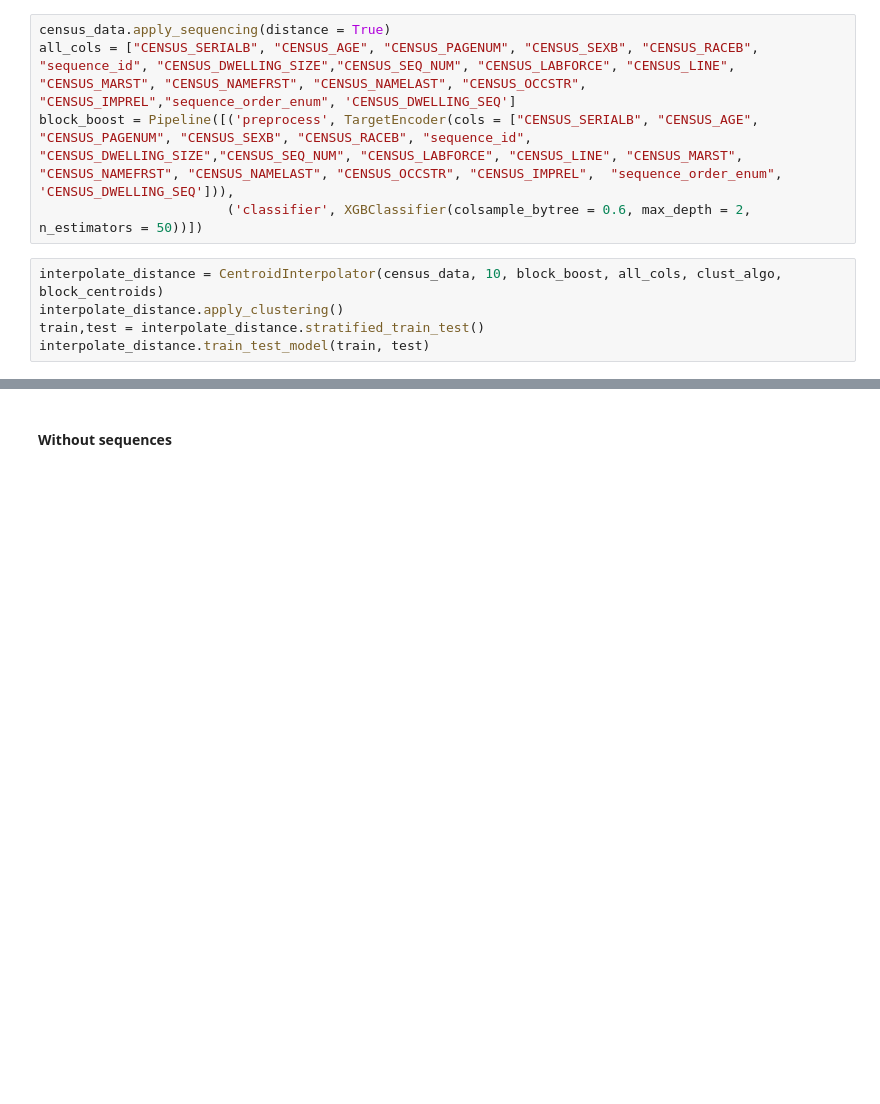
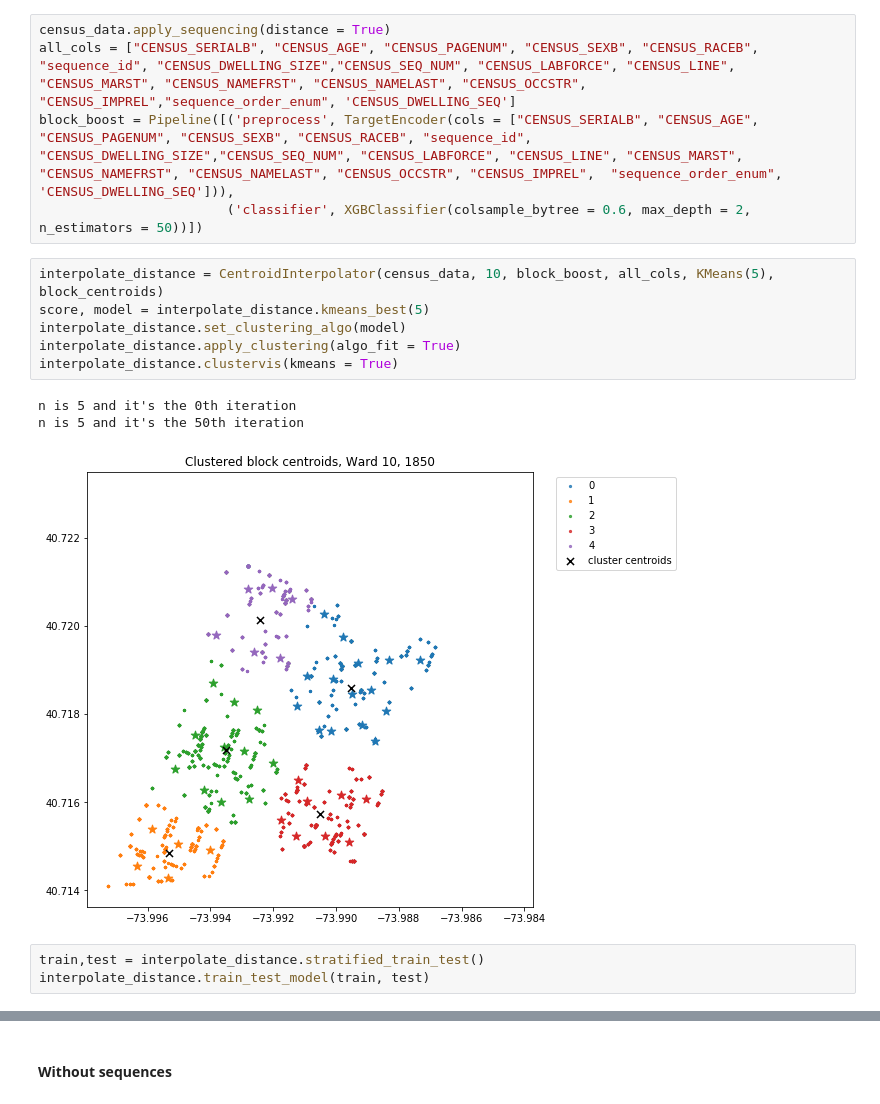
Before and after one commit to CenterForSpatialResearch/hnyc-spatial-linkage, a Jupyter notebook: interpolation_notebooks/Concepts_and_Development/Sequences Exploration.ipynb, the cells around one changed output, grey strips where cells are left out. Drawn from its saved outputs; the diff is of its cells as text; blank space fills up the shorter version.

```diff
--- a/interpolation_notebooks/Concepts_and_Development/Sequences Exploration.ipynb
+++ b/interpolation_notebooks/Concepts_and_Development/Sequences Exploration.ipynb
@@ -80,9 +109,17 @@ census_data.apply_sequencing(distance = True)
 all_cols = ["CENSUS_SERIALB", "CENSUS_AGE", "CENSUS_PAGENUM", "CENSUS_SEXB", "CENSUS_RACEB", "sequence_id", "CENSUS_DWELLING_SIZE","CENSUS_SEQ_NUM", "CENSUS_LABFORCE", "CENSUS_LINE", "CENSUS_MARST", "CENSUS_NAMEFRST", "CENSUS_NAMELAST", "CENSUS_OCCSTR", "CENSUS_IMPREL","sequence_order_enum", 'CENSUS_DWELLING_SEQ']
 block_boost = Pipeline([('preprocess', TargetEncoder(cols = ["CENSUS_SERIALB", "CENSUS_AGE", "CENSUS_PAGENUM", "CENSUS_SEXB", "CENSUS_RACEB", "sequence_id", "CENSUS_DWELLING_SIZE","CENSUS_SEQ_NUM", "CENSUS_LABFORCE", "CENSUS_LINE", "CENSUS_MARST", "CENSUS_NAMEFRST", "CENSUS_NAMELAST", "CENSUS_OCCSTR", "CENSUS_IMPREL",  "sequence_order_enum", 'CENSUS_DWELLING_SEQ'])),
                         ('classifier', XGBClassifier(colsample_bytree = 0.6, max_depth = 2, n_estimators = 50))])
+# %%
+interpolate_distance = CentroidInterpolator(census_data, 10, block_boost, all_cols, KMeans(5), block_centroids)
+score, model = interpolate_distance.kmeans_best(5)
+interpolate_distance.set_clustering_algo(model)
+interpolate_distance.apply_clustering(algo_fit = True)
+interpolate_distance.clustervis(kmeans = True)
+# %% [output]
+n is 5 and it's the 0th iteration
+n is 5 and it's the 50th iteration
+[figure, added]
 # %%
-interpolate_distance = CentroidInterpolator(census_data, 10, block_boost, all_cols, clust_algo, block_centroids)
-interpolate_distance.apply_clustering()
 train,test = interpolate_distance.stratified_train_test()
 interpolate_distance.train_test_model(train, test)
 # %%
```
Also changed, not shown: parts of 79 cells of this notebook, 7 other files.
